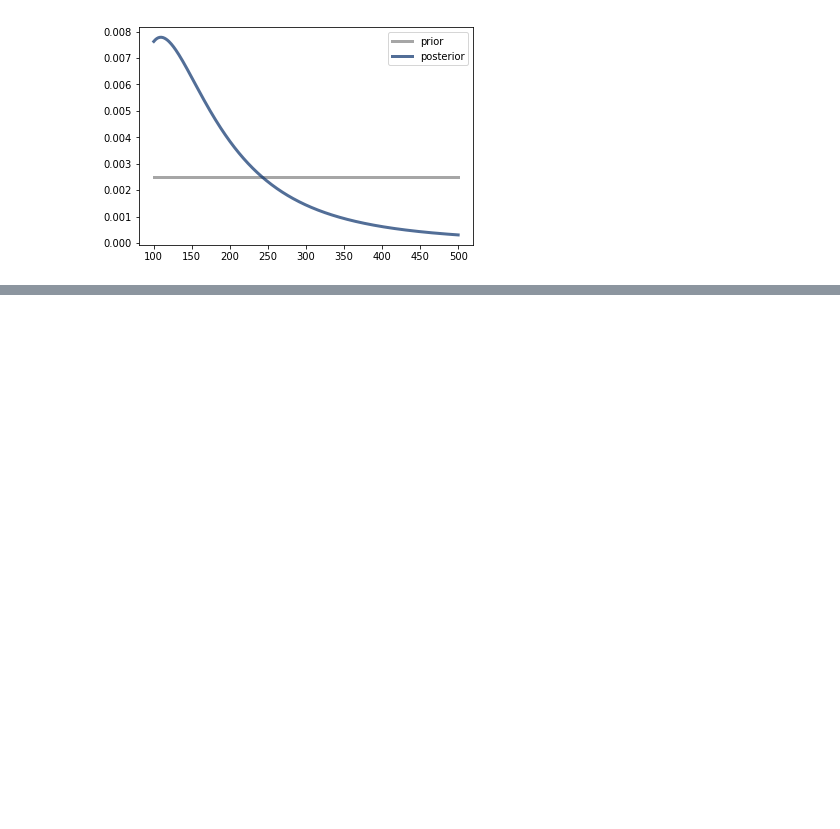
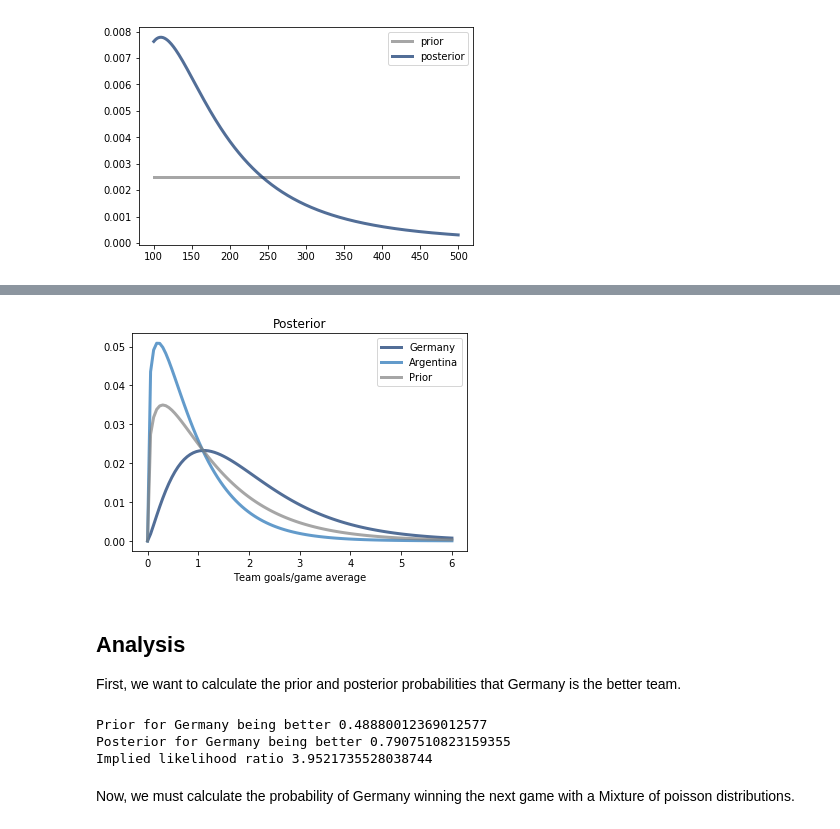
Before and after one commit to HALtheWise/ThinkBayes2, a Jupyter notebook: examples/homework3.ipynb, the cells around one changed output, grey strips where cells are left out. Cells and saved outputs as stored; diff of their text form; code cells hidden in the pictures; blank space fills up the shorter version.

```diff
--- a/examples/homework3.ipynb
+++ b/examples/homework3.ipynb
@@ -193,0 +279,12 @@ thinkplot.Config()
+# %%
+thinkplot.Pdf(posterior.Marginal(0), label='Germany')
+thinkplot.Pdf(posterior.Marginal(1), label='Argentina')
+thinkplot.Pdf(team_prior, label='Prior', color='grey')
+
+thinkplot.Config(xlabel='Team goals/game average', title='Posterior')
+# %% [output]
+[figure, added]
+# %% [markdown]
+## Analysis
+
+First, we want to calculate the prior and posterior probabilities that Germany is the better team.
@@ -193,0 +293,15 @@ thinkplot.Config()
+# %%
+germany_better_prior = (team_prior - team_prior).ProbGreater(0)
+print('Prior for Germany being better', germany_better_prior)
+
+germany_better_posterior = sum((p for (germany, argentina), p in posterior.Items()
+                                                 if germany > argentina))
+print('Posterior for Germany being better', germany_better_posterior)
+
+print('Implied likelihood ratio', Odds(germany_better_posterior) / Odds(germany_better_prior))
+# %% [output]
+Prior for Germany being better 0.48880012369012577
+Posterior for Germany being better 0.7907510823159355
+Implied likelihood ratio 3.9521735528038744
+# %% [markdown]
+Now, we must calculate the probability of Germany winning the next game with a Mixture of poisson distributions.
```
Also changed, not shown: parts of 13 cells of this notebook.
